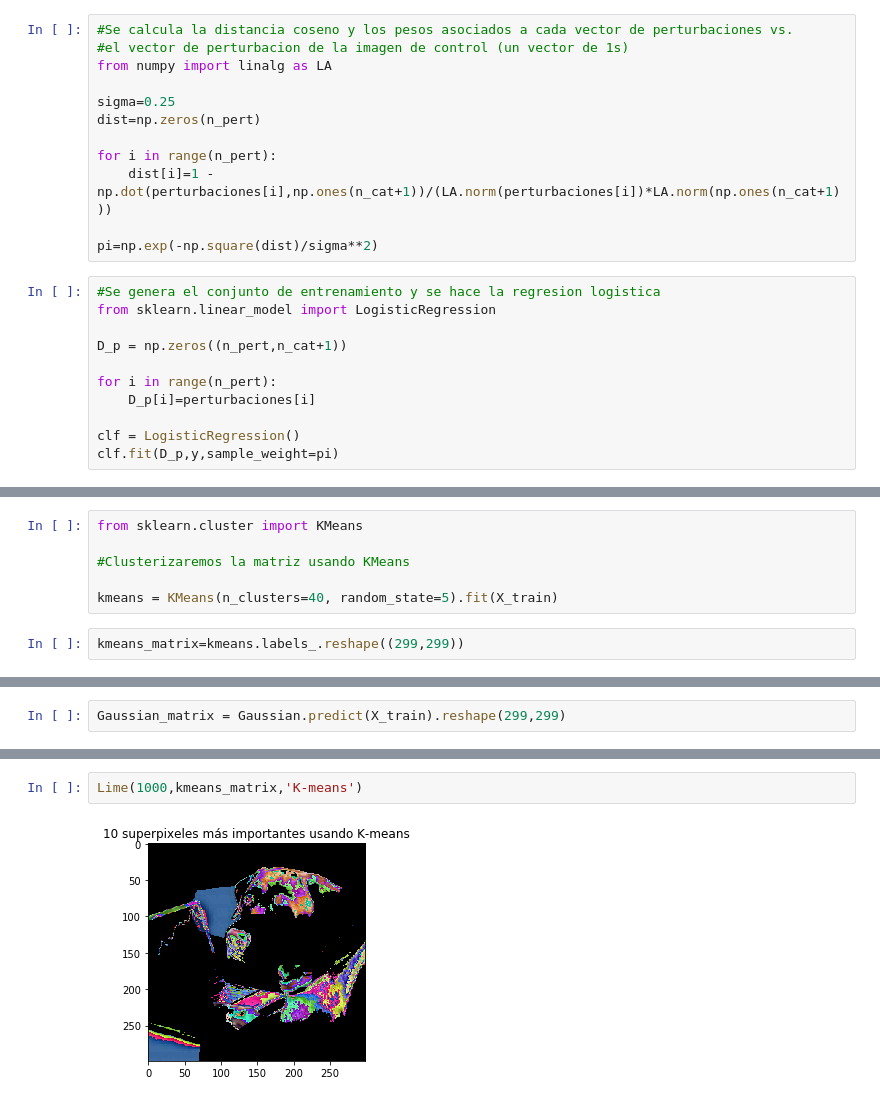
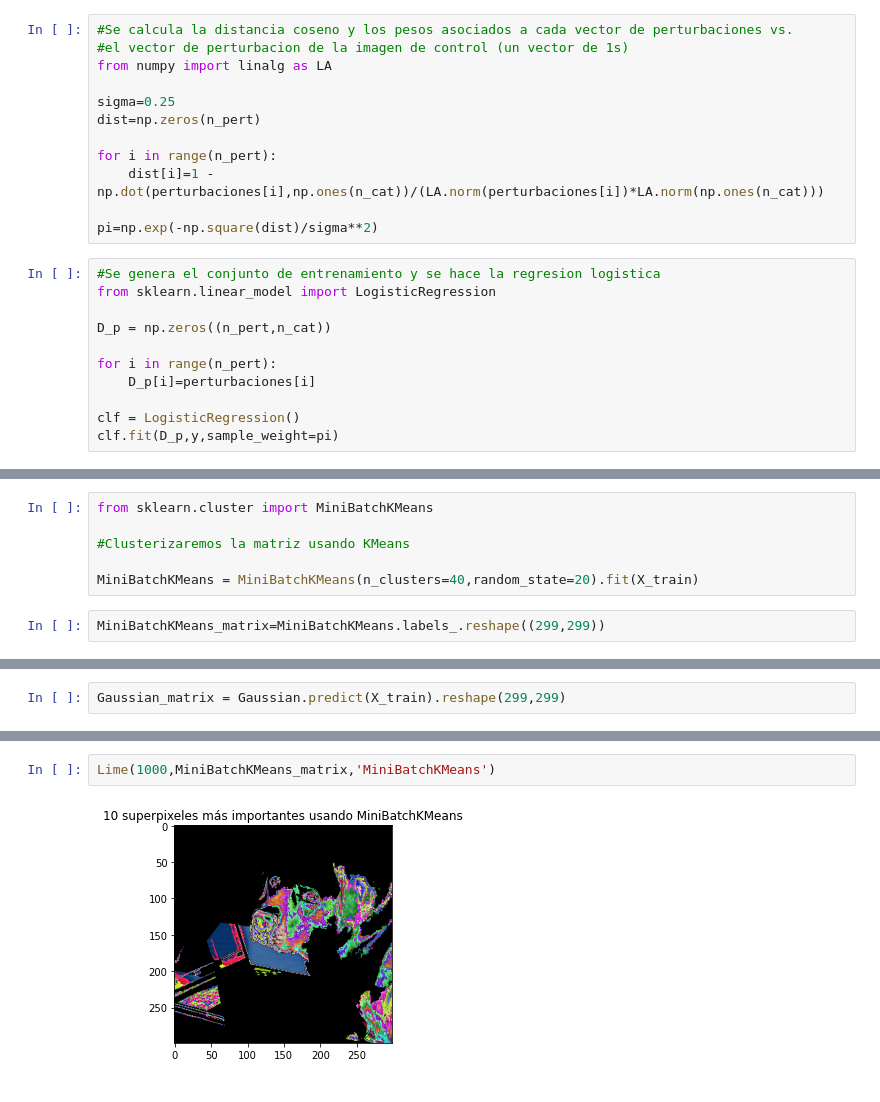
Before and after one commit to pedropereze/Tarea-2, a Jupyter notebook: tarea2.ipynb, the cells around one changed output, grey strips where cells are left out. Saved outputs shown, nothing was run; the diff lists cells and outputs as text.

```diff
--- a/tarea2.ipynb
+++ b/tarea2.ipynb
@@ -160,14 +197,14 @@ sigma=0.25
 dist=np.zeros(n_pert)
 
 for i in range(n_pert):
-    dist[i]=1 - np.dot(perturbaciones[i],np.ones(n_cat+1))/(LA.norm(perturbaciones[i])*LA.norm(np.ones(n_cat+1)))
+    dist[i]=1 - np.dot(perturbaciones[i],np.ones(n_cat))/(LA.norm(perturbaciones[i])*LA.norm(np.ones(n_cat)))
 
 pi=np.exp(-np.square(dist)/sigma**2)
 # %%
 #Se genera el conjunto de entrenamiento y se hace la regresion logistica
 from sklearn.linear_model import LogisticRegression
 
-D_p = np.zeros((n_pert,n_cat+1))
+D_p = np.zeros((n_pert,n_cat))
 
 for i in range(n_pert):
     D_p[i]=perturbaciones[i]
@@ -251,10 +278,10 @@ for i in range(299):
         row=([i , j, np.asarray(img_gray)[i][j] ])
         X_train[i*299 + j]=row
 # %%
-from sklearn.cluster import KMeans
+from sklearn.cluster import MiniBatchKMeans
 
 #Clusterizaremos la matriz usando KMeans
 
-kmeans = KMeans(n_clusters=40, random_state=5).fit(X_train)
+MiniBatchKMeans = MiniBatchKMeans(n_clusters=40,random_state=20).fit(X_train)
 # %%
-kmeans_matrix=kmeans.labels_.reshape((299,299))
+MiniBatchKMeans_matrix=MiniBatchKMeans.labels_.reshape((299,299))
@@ -343,10 +395,10 @@ def Lime(n_pert,matrix,cluster_method, sigma=0.25, n_top=10):
     plt.imshow(transforms.ToPILImage()(img_new))
     plt.title(str(n_top)+' superpixeles más importantes usando '+cluster_method)
     plt.show()
-# %%
-Lime(1000,kmeans_matrix,'K-means')
-# %% [output]
-[figure, removed]
+# %%
+Lime(1000,MiniBatchKMeans_matrix,'MiniBatchKMeans')
+# %% [output]
+[figure, added]
 # %%
 Lime(1000,Gaussian_matrix,'Gaussian Mixture')
 # %% [output]
```
Also changed, not shown: parts of 14 cells of this notebook.
